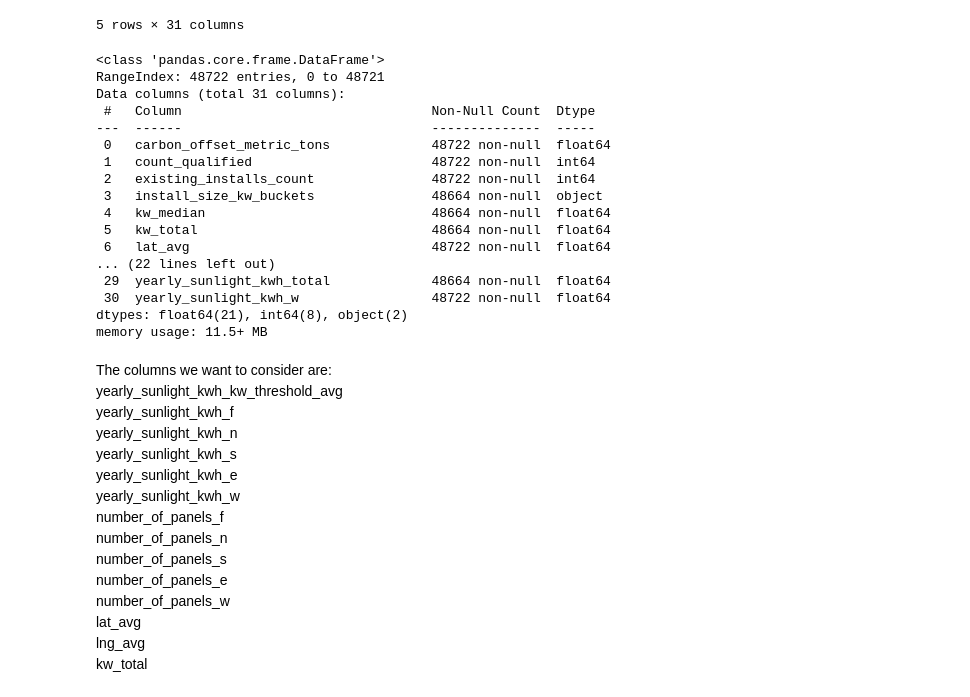
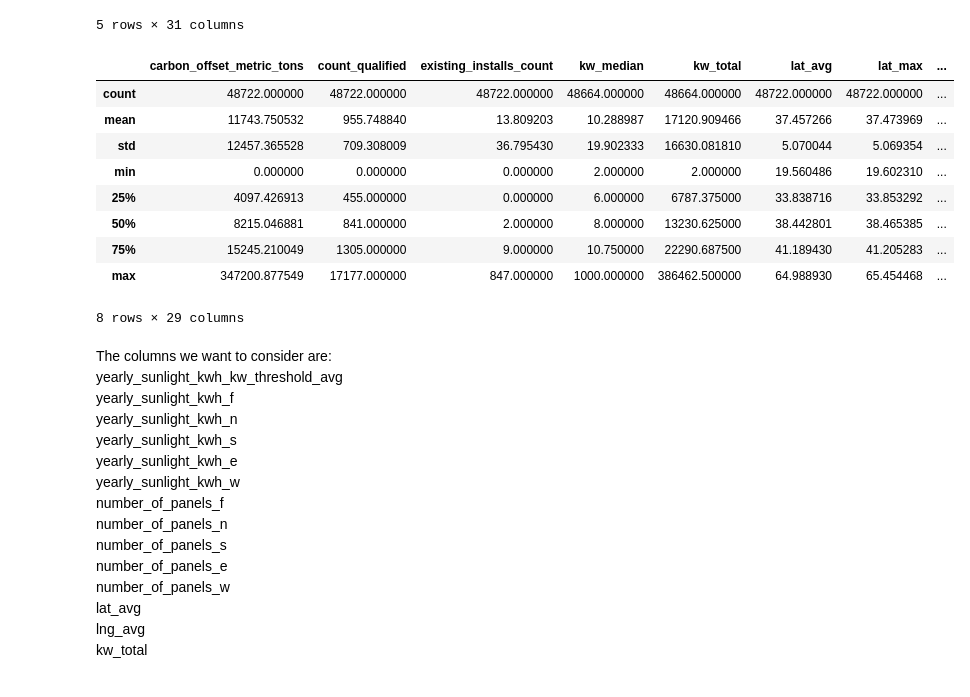
Before and after one commit to edwardb1203/GoogleSunroofML, a Jupyter notebook: GoogleSunroofML.ipynb, the cells around one changed output. Saved outputs shown, nothing was run; the diff lists cells and outputs as text; code cells hidden in the pictures.

```diff
--- a/GoogleSunroofML.ipynb
+++ b/GoogleSunroofML.ipynb
@@ -30,25 +47,18 @@ df.head()
 | 4 | 6111.873688 | 827 | 32 | [[0125][5219][10227][15124][2039]... | 11.50 | ... |
 5 rows × 31 columns
 # %%
-df.info()
+df.describe()
 # %% [output]
+|  | carbon_offset_metric_tons | count_qualified | existing_installs_count | kw_median | kw_total | lat_avg | lat_max | ... |
+| count | 48722.000000 | 48722.000000 | 48722.000000 | 48664.000000 | 48664.000000 | 48722.000000 | 48722.000000 | ... |
+| mean | 11743.750532 | 955.748840 | 13.809203 | 10.288987 | 17120.909466 | 37.457266 | 37.473969 | ... |
+| std | 12457.365528 | 709.308009 | 36.795430 | 19.902333 | 16630.081810 | 5.070044 | 5.069354 | ... |
+| min | 0.000000 | 0.000000 | 0.000000 | 2.000000 | 2.000000 | 19.560486 | 19.602310 | ... |
+| 25% | 4097.426913 | 455.000000 | 0.000000 | 6.000000 | 6787.375000 | 33.838716 | 33.853292 | ... |
+| 50% | 8215.046881 | 841.000000 | 2.000000 | 8.000000 | 13230.625000 | 38.442801 | 38.465385 | ... |
+| 75% | 15245.210049 | 1305.000000 | 9.000000 | 10.750000 | 22290.687500 | 41.189430 | 41.205283 | ... |
+| max | 347200.877549 | 17177.000000 | 847.000000 | 1000.000000 | 386462.500000 | 64.988930 | 65.454468 | ... |
-<class 'pandas.core.frame.DataFrame'>
-RangeIndex: 48722 entries, 0 to 48721
-Data columns (total 31 columns):
- #   Column                                Non-Null Count  Dtype
----  ------                                --------------  -----
- 0   carbon_offset_metric_tons             48722 non-null  float64
- 1   count_qualified                       48722 non-null  int64
- 2   existing_installs_count               48722 non-null  int64
- 3   install_size_kw_buckets               48664 non-null  object
- 4   kw_median                             48664 non-null  float64
- 5   kw_total                              48664 non-null  float64
- 6   lat_avg                               48722 non-null  float64
-... (22 lines left out)
- 29  yearly_sunlight_kwh_total             48664 non-null  float64
- 30  yearly_sunlight_kwh_w                 48722 non-null  float64
-dtypes: float64(21), int64(8), object(2)
-memory usage: 11.5+ MB
+8 rows × 29 columns
 # %% [markdown]
 The columns we want to consider are:
 <br> yearly_sunlight_kwh_kw_threshold_avg
```
Also changed, not shown: parts of 43 cells of this notebook.
